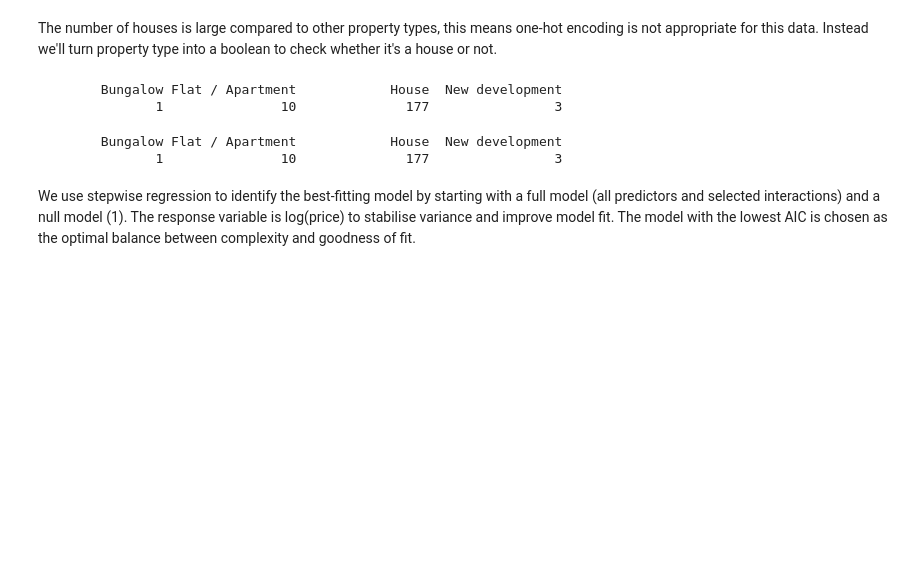
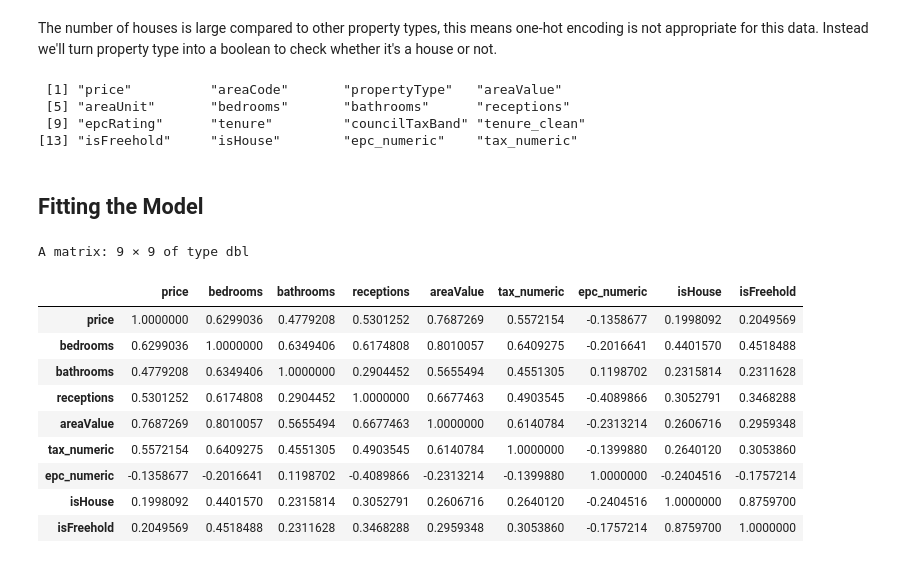
Before and after one commit to tjstone1/house-pricing-analysis, a Jupyter notebook: housing_price_analysis.ipynb, the cells around one changed output. Drawn from its saved outputs; the diff is of its cells as text; code cells hidden in the pictures; blank space fills up the shorter version.

```diff
--- a/housing_price_analysis.ipynb
+++ b/housing_price_analysis.ipynb
@@ -72,16 +105,32 @@ A data.frame: 6 × 10
 # %% [markdown]
 The number of houses is large compared to other property types, this means one-hot encoding is not appropriate for this data. Instead we'll turn property type into a boolean to check whether it's a house or not.
-# %%
-table(listings$propertyType)
-# %% [output]
-        Bungalow Flat / Apartment            House  New development
-               1               10              177                3
-# %%
-table(listings$propertyType)
-listings$isHouse <- ifelse(listings$propertyType == "House", 1, 0)
-# %% [output]
-        Bungalow Flat / Apartment            House  New development
-               1               10              177                3
-# %% [markdown]
-We use stepwise regression to identify the best-fitting model by starting with a full model (all predictors and selected interactions) and a null model (1). The response variable is log(price) to stabilise variance and improve model fit. The model with the lowest AIC is chosen as the optimal balance between complexity and goodness of fit.
+# %%
+set.seed(123
+)
+
+train_indices <- sample(seq_len(nrow(listings)), size = 0.8 * nrow(listings))
+train_data <- listings[train_indices,]
+test_data <-  listings[-train_indices,]
+colnames(listings)
+# %% [output]
+ [1] "price"          "areaCode"       "propertyType"   "areaValue"
+ [5] "areaUnit"       "bedrooms"       "bathrooms"      "receptions"
+ [9] "epcRating"      "tenure"         "councilTaxBand" "tenure_clean"
+[13] "isFreehold"     "isHouse"        "epc_numeric"    "tax_numeric"
+# %% [markdown]
+## Fitting the Model
+# %%
+cor(listings[c("price", "bedrooms", "bathrooms", "receptions", "areaValue", "tax_numeric", "epc_numeric", "isHouse", "isFreehold")])
+# %% [output]
+A matrix: 9 × 9 of type dbl
+|  | price | bedrooms | bathrooms | receptions | areaValue | tax_numeric | epc_numeric | isHouse | isFreehold |
+| price | 1.0000000 | 0.6299036 | 0.4779208 | 0.5301252 | 0.7687269 | 0.5572154 | -0.1358677 | 0.1998092 | 0.2049569 |
+| bedrooms | 0.6299036 | 1.0000000 | 0.6349406 | 0.6174808 | 0.8010057 | 0.6409275 | -0.2016641 | 0.4401570 | 0.4518488 |
+| bathrooms | 0.4779208 | 0.6349406 | 1.0000000 | 0.2904452 | 0.5655494 | 0.4551305 | 0.1198702 | 0.2315814 | 0.2311628 |
+| receptions | 0.5301252 | 0.6174808 | 0.2904452 | 1.0000000 | 0.6677463 | 0.4903545 | -0.4089866 | 0.3052791 | 0.3468288 |
+| areaValue | 0.7687269 | 0.8010057 | 0.5655494 | 0.6677463 | 1.0000000 | 0.6140784 | -0.2313214 | 0.2606716 | 0.2959348 |
+| tax_numeric | 0.5572154 | 0.6409275 | 0.4551305 | 0.4903545 | 0.6140784 | 1.0000000 | -0.1399880 | 0.2640120 | 0.3053860 |
+| epc_numeric | -0.1358677 | -0.2016641 | 0.1198702 | -0.4089866 | -0.2313214 | -0.1399880 | 1.0000000 | -0.2404516 | -0.1757214 |
+| isHouse | 0.1998092 | 0.4401570 | 0.2315814 | 0.3052791 | 0.2606716 | 0.2640120 | -0.2404516 | 1.0000000 | 0.8759700 |
+| isFreehold | 0.2049569 | 0.4518488 | 0.2311628 | 0.3468288 | 0.2959348 | 0.3053860 | -0.1757214 | 0.8759700 | 1.0000000 |
 # %%
```
Also changed, not shown: parts of 30 cells of this notebook.
